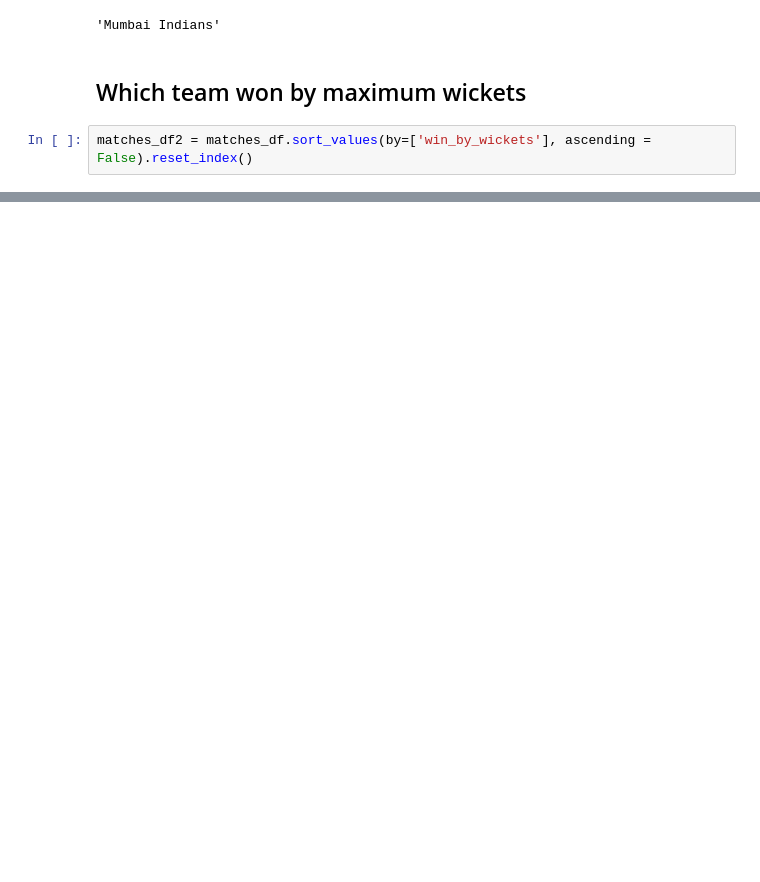
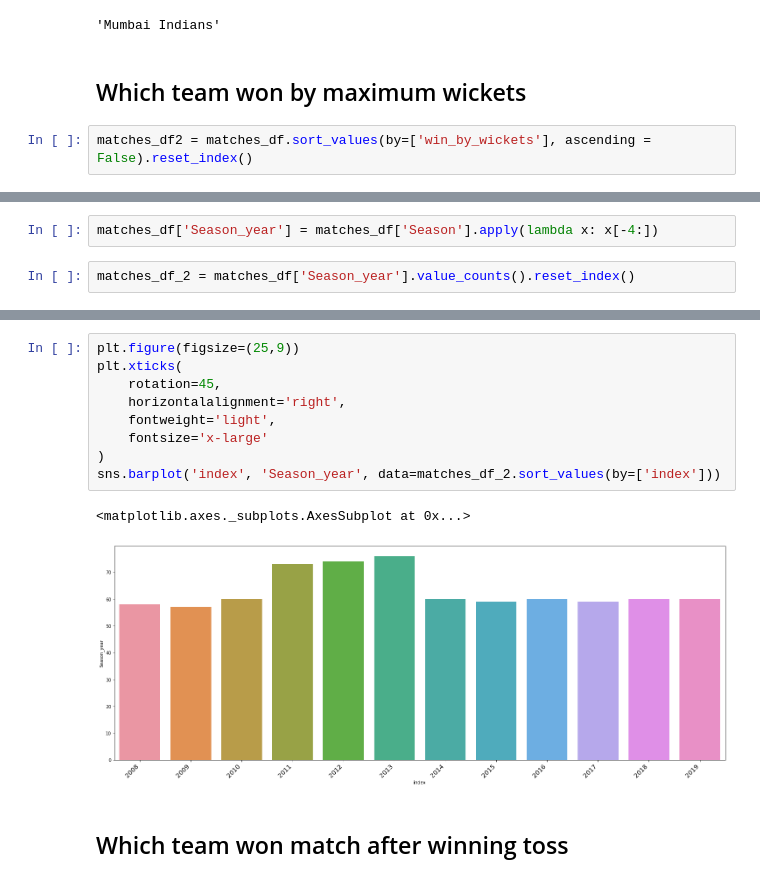
Before and after one commit to prateekk21/ipl-t20-cricket-analysis, a Jupyter notebook: Prateek_Arora_IPL_T20_Cricket_Analysis.ipynb, the cells around one changed output, grey strips where cells are left out. Cells and saved outputs as stored; diff of their text form; blank space fills up the shorter version.

```diff
--- a/Prateek_Arora_IPL_T20_Cricket_Analysis.ipynb
+++ b/Prateek_Arora_IPL_T20_Cricket_Analysis.ipynb
@@ -209,0 +233,4 @@ matches_df2['winner'][0]
+# %%
+matches_df['Season_year'] = matches_df['Season'].apply(lambda x: x[-4:])
+# %%
+matches_df_2 = matches_df['Season_year'].value_counts().reset_index()
@@ -210 +253,15 @@ matches_df2['winner'][0]
+# %%
+plt.figure(figsize=(25,9))
+plt.xticks(
+    rotation=45,
+    horizontalalignment='right',
+    fontweight='light',
+    fontsize='x-large'
+)
+sns.barplot('index', 'Season_year', data=matches_df_2.sort_values(by=['index']))
+# %% [output]
+<matplotlib.axes._subplots.AxesSubplot at 0x...>
+[figure, added]
+# %% [markdown]
+## Which team won match after winning toss
 # %%
```
Also changed, not shown: parts of 20 cells of this notebook.
